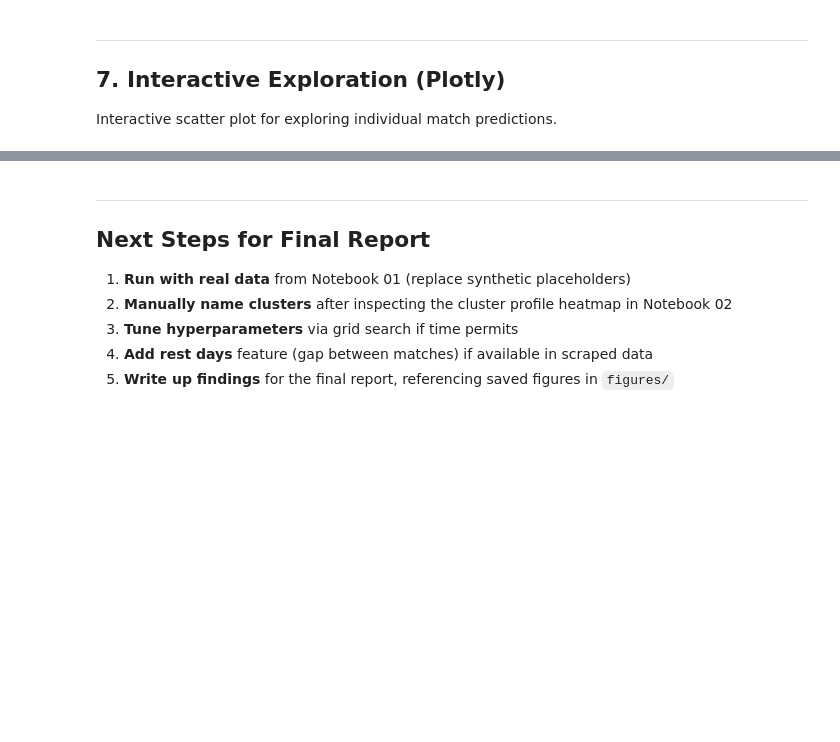
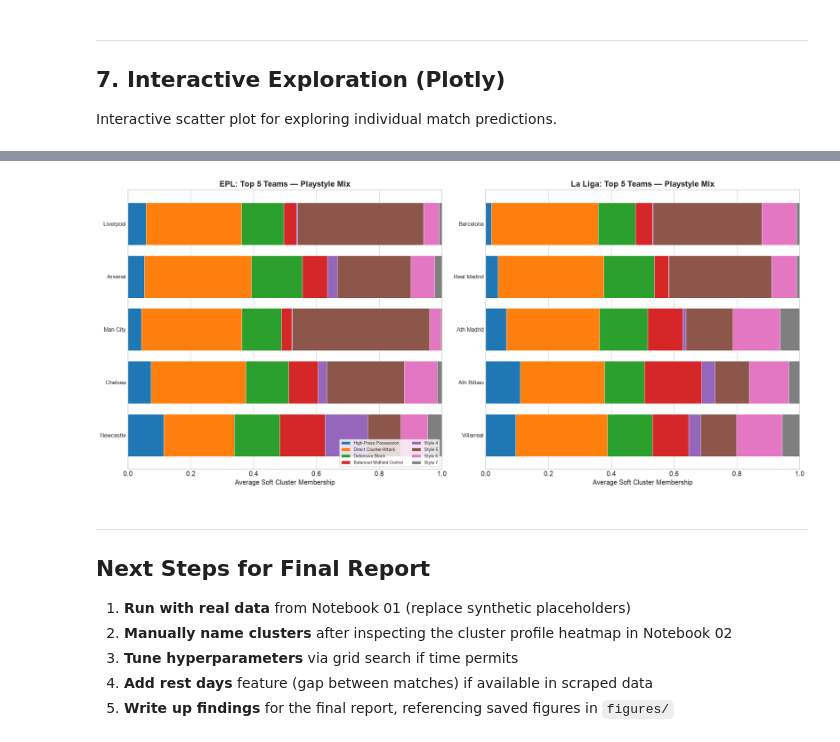
Before and after one commit to ksdkrishna19-create/isye6740_project, a Jupyter notebook: 03_prediction_crossleague.ipynb, the cells around one changed output, grey strips where cells are left out. Drawn from its saved outputs; the diff is of its cells as text; code cells hidden in the pictures; blank space fills up the shorter version.

```diff
--- a/03_prediction_crossleague.ipynb
+++ b/03_prediction_crossleague.ipynb
@@ -681,3 +986,37 @@ fig.show()
+# %%
+# Stacked bar chart: soft playstyle mix for the top 5 teams in each league
+fig, axes = plt.subplots(1, 2, figsize=(18, 8))
+
+for ax, (league_label, strength) in zip(axes, title_likelihoods.items()):
+    league_code = [code for code, label in LEAGUE_LABELS.items() if label == league_label][0]
+    top5_teams = top5_by_league[league_label]
+
+    team_data = df[(df['league'] == league_code) & (df['squad'].isin(top5_teams))]
+    cluster_profile = team_data.groupby('squad')[prob_cols].mean().reindex(top5_teams)
+
+    bottom = np.zeros(len(cluster_profile))
+    for k in range(K):
+        col = f'cluster_{k}_prob'
+        vals = cluster_profile[col].values
+        ax.barh(range(len(cluster_profile)), vals, left=bottom,
+                color=f'C{k}', label=CLUSTER_NAMES.get(k, f'Cluster {k}'),
+                edgecolor='white', linewidth=0.5)
+        bottom += vals
+
+    ax.set_yticks(range(len(cluster_profile)))
+    ax.set_yticklabels(cluster_profile.index, fontsize=10)
+    ax.invert_yaxis()
+    ax.set_xlim(0, 1)
+    ax.set_xlabel('Average Soft Cluster Membership', fontsize=12)
+    ax.set_title(f'{league_label}: Top 5 Teams — Playstyle Mix', fontweight='bold')
+
+axes[0].legend(loc='lower right', fontsize=8, frameon=True, ncol=2)
+
+plt.tight_layout()
+plt.savefig(os.path.join(FIG_DIR, 'top5_playstyle_mix.png'))
+plt.show()
+# %% [output]
+[figure, added]
 # %% [markdown]
 ---
 ## Next Steps for Final Report
```
Also changed, not shown: parts of 22 cells of this notebook, 40 other files.
